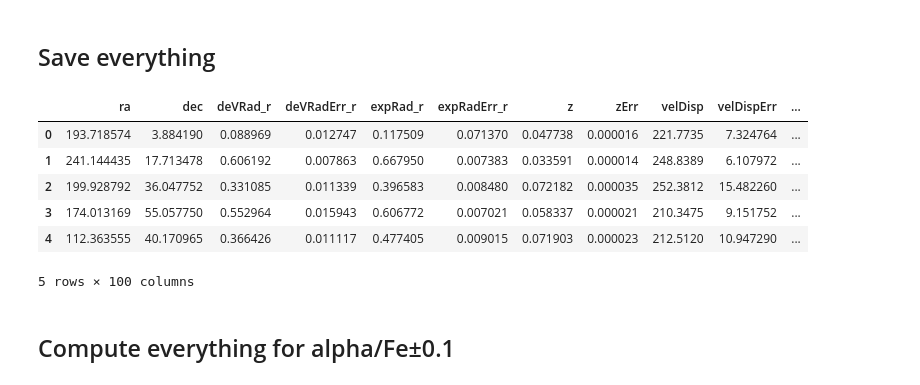
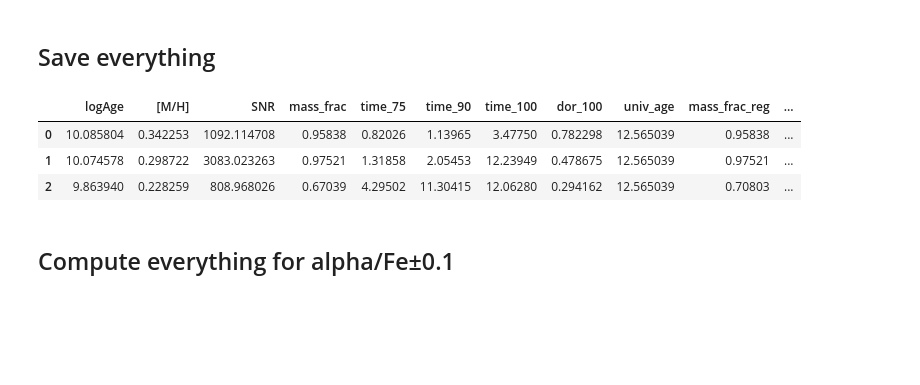
Before and after one commit to CARosss/AS01, a Jupyter notebook: stel_pop_calculator.ipynb, the cells around one changed output. Drawn from its saved outputs; the diff is of its cells as text; code cells hidden in the pictures; blank space fills up the shorter version.

```diff
--- a/stel_pop_calculator.ipynb
+++ b/stel_pop_calculator.ipynb
@@ -70,7 +73,8 @@ def read_fits_summary(fitsfile):
     agesplot = np.concatenate([agesplot,np.array([agesplot[-1]+(agesplot[-1]-agesplot[-2])])])
     weiplot = np.concatenate([weiplot,np.array([weiplot[-1]])])
 
-    nedcalc = NedCalculator([z])
+    # nedcalc = NedCalculator([z])
+    nedcalc = NedCalculator(z)
     univ_age = nedcalc.zage_Gyr
 
     agesplot = [a if a<univ_age else univ_age for a in agesplot]
@@ -210,5 +212,20 @@ def get_values_from_sfh(univ_age,sfh_table,ycol):
 ## Load in the shortlist csv
 # %%
 # The catalogue with all the galaxies
-df_dor = pd.read_csv('/Users/johnmills/Summer project/DoR_fit/ppxf_stel_pop_dor_test.csv')
-df_dor.head()
+# df_dor = pd.read_csv('/Users/johnmills/Summer project/DoR_fit/ppxf_stel_pop_dor_test.csv')
+# df_dor = pd.read_csv("data/E-INSPIRE_I_master_catalogue.csv")
+# df_dor.head()
+
+clustering_methods = {
+    'DoR': ['DoR_0', 'DoR_1', 'DoR_2'],
+    'KMeans': ['KMeans_0', 'KMeans_1', 'KMeans_2'],
+    'GMM': ['GMM_0', 'GMM_1', 'GMM_2'],
+    'Hierarchical': ['Hierarchical_0', 'Hierarchical_1', 'Hierarchical_2']
+}
+
+file_names = []
+method = 'DoR' # change for each method!
+files_list = clustering_methods[method]
+for file in files_list:
+    file = "output_fits/stacked_"+file+".fits"
+    file_names.append(file)
@@ -525,36 +549,34 @@ Galaxy 494 done
 # %% [markdown]
 ## Save everything
 # %%
+df_dor = pd.DataFrame()
 df_dor['logAge'] = logAges
 df_dor['[M/H]'] = metals
 df_dor['SNR'] = snrs
 
 df_dor['mass_frac'] = mass_fracs
 df_dor['time_75'] = times_75
 df_dor['time_90'] = times_90
 df_dor['time_100'] = times_100
 df_dor['dor_100'] = dors_100
 df_dor['univ_age'] = univ_ages
 
 df_dor['mass_frac_reg'] = mass_fracsr
 df_dor['time_75_reg'] = times_75r
 df_dor['time_90_reg'] = times_90r
 df_dor['time_100_reg'] = times_100r
 df_dor['dor_100_reg'] = dors_100r
 
 df_dor['mass_frac_unr'] = mass_fracsu
 df_dor['time_75_unr'] = times_75u
 df_dor['time_90_unr'] = times_90u
 df_dor['time_100_unr'] = times_100u
 df_dor['dor_100_unr'] = dors_100u
 
 df_dor.head()
 # %% [output]
-|  | ra | dec | deVRad_r | deVRadErr_r | expRad_r | expRadErr_r | z | zErr | velDisp | velDispErr | ... |
-| 0 | 193.718574 | 3.884190 | 0.088969 | 0.012747 | 0.117509 | 0.071370 | 0.047738 | 0.000016 | 221.7735 | 7.324764 | ... |
-| 1 | 241.144435 | 17.713478 | 0.606192 | 0.007863 | 0.667950 | 0.007383 | 0.033591 | 0.000014 | 248.8389 | 6.107972 | ... |
-| 2 | 199.928792 | 36.047752 | 0.331085 | 0.011339 | 0.396583 | 0.008480 | 0.072182 | 0.000035 | 252.3812 | 15.482260 | ... |
-| 3 | 174.013169 | 55.057750 | 0.552964 | 0.015943 | 0.606772 | 0.007021 | 0.058337 | 0.000021 | 210.3475 | 9.151752 | ... |
-| 4 | 112.363555 | 40.170965 | 0.366426 | 0.011117 | 0.477405 | 0.009015 | 0.071903 | 0.000023 | 212.5120 | 10.947290 | ... |
+|  | logAge | [M/H] | SNR | mass_frac | time_75 | time_90 | time_100 | dor_100 | univ_age | mass_frac_reg | ... |
+| 0 | 10.085804 | 0.342253 | 1092.114708 | 0.95838 | 0.82026 | 1.13965 | 3.47750 | 0.782298 | 12.565039 | 0.95838 | ... |
+| 1 | 10.074578 | 0.298722 | 3083.023263 | 0.97521 | 1.31858 | 2.05453 | 12.23949 | 0.478675 | 12.565039 | 0.97521 | ... |
+| 2 | 9.863940 | 0.228259 | 808.968026 | 0.67039 | 4.29502 | 11.30415 | 12.06280 | 0.294162 | 12.565039 | 0.70803 | ... |
-5 rows × 100 columns
 # %%
```
Also changed, not shown: parts of 8 cells of this notebook, 13 other files.
